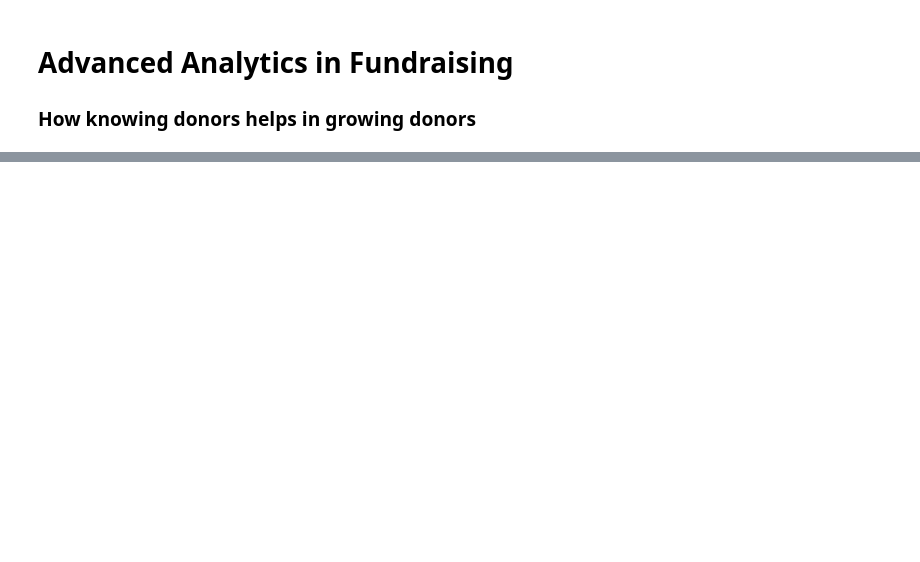
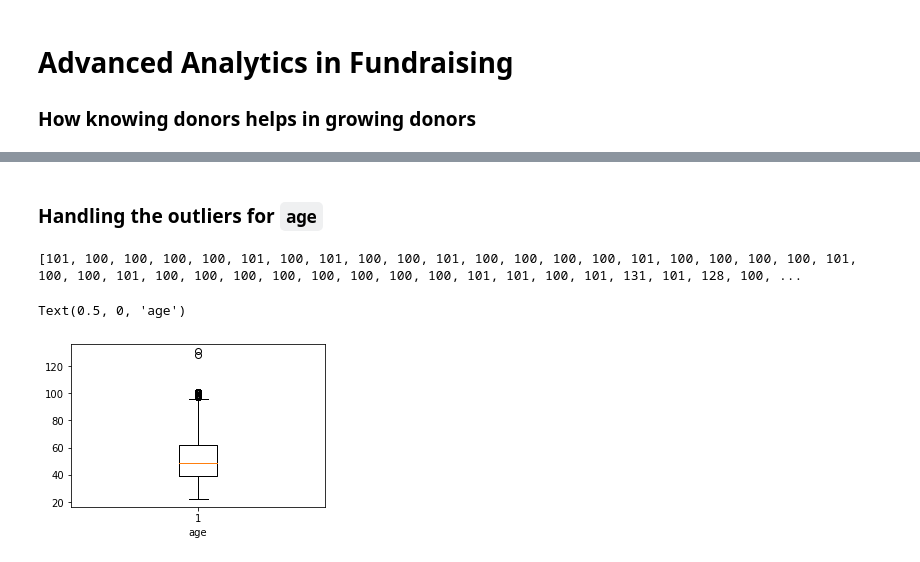
Before and after one commit to Feeledu/Predictive-Analysis-Machine-Learning-, a Jupyter notebook: Advanced Analytics in Fundraising.ipynb, the cells around one changed output, grey strips where cells are left out. Saved outputs shown, nothing was run; the diff lists cells and outputs as text; code cells hidden in the pictures; blank space fills up the shorter version.

```diff
--- a/Advanced Analytics in Fundraising.ipynb
+++ b/Advanced Analytics in Fundraising.ipynb
@@ -1285,0 +279,6 @@ neighbors    = KNeighborsClassifier()
+# %%
+languages = pd.get_dummies(donor['language'])
+languages.columns = ['EN', 'FR', 'NL']
+donor = donor.join(languages)
+donor.drop('language', axis=1, inplace=True)
+donor.head()
@@ -1285,0 +294,10 @@ neighbors    = KNeighborsClassifier()
+# %%
+#Computing the age column
+donor['year'] = donor['dateOfBirth'].apply(lambda row: row.year)
+donor['age'] = pd.to_datetime('today').year - donor['year']
+
+donor['age_6169'] = pd.to_datetime('2018-04-09').year - donor['year']
+donor['age_7244'] = pd.to_datetime('2019-06-18').year - donor['year']
+
+donor.drop(['year', 'dateOfBirth'], axis=1, inplace=True)
+donor.head()
@@ -1285,0 +329,7 @@ neighbors    = KNeighborsClassifier()
+# %%
+provinces = pd.get_dummies(donor['province'])
+provinces.columns = ['Flemish Brabant', 'Antwerp', 'Brussels', 'Walloon Brabant','West Flanders', 'East Flanders',
+                     'Liege', 'Luxembourg', 'Namur','Hainaut', 'Limburg', 'Province_Missing']
+donor = donor.join(provinces)
+donor.drop('province', axis=1, inplace=True)
+donor.head()
@@ -1285,0 +344,3 @@ neighbors    = KNeighborsClassifier()
+# %%
+donor.drop(['zipcode', 'region'], axis=1, inplace=True)
+donor.head()
@@ -1285,0 +375,21 @@ neighbors    = KNeighborsClassifier()
+# %% [markdown]
+### Handling the outliers for `age`
+# %%
+# Checking for Outliers
+
+print(detect_outlier(donor['age']))
+# %% [output]
+[101, 100, 100, 100, 100, 101, 100, 101, 100, 100, 101, 100, 100, 100, 100, 101, 100, 100, 100, 100, 101, 100, 100, 101, 100, 100, 100, 100, 100, 100, 100, 100, 101, 101, 100, 101, 131, 101, 128, 100, ...
+# %%
+# Visualizing Outliers in Campaign Dataset
+
+donor['age'].value_counts(dropna=False).sort_index(ascending = True)
+
+fig2 = pyplot.figure(figsize=(10,3))
+ax1 = fig2.add_subplot(1,2,1)
+
+ax1.boxplot(donor['age'])
+ax1.set_xlabel('age')
+# %% [output]
+Text(0.5, 0, 'age')
+[figure, added]
```
Also changed, not shown: parts of 415 cells of this notebook.
